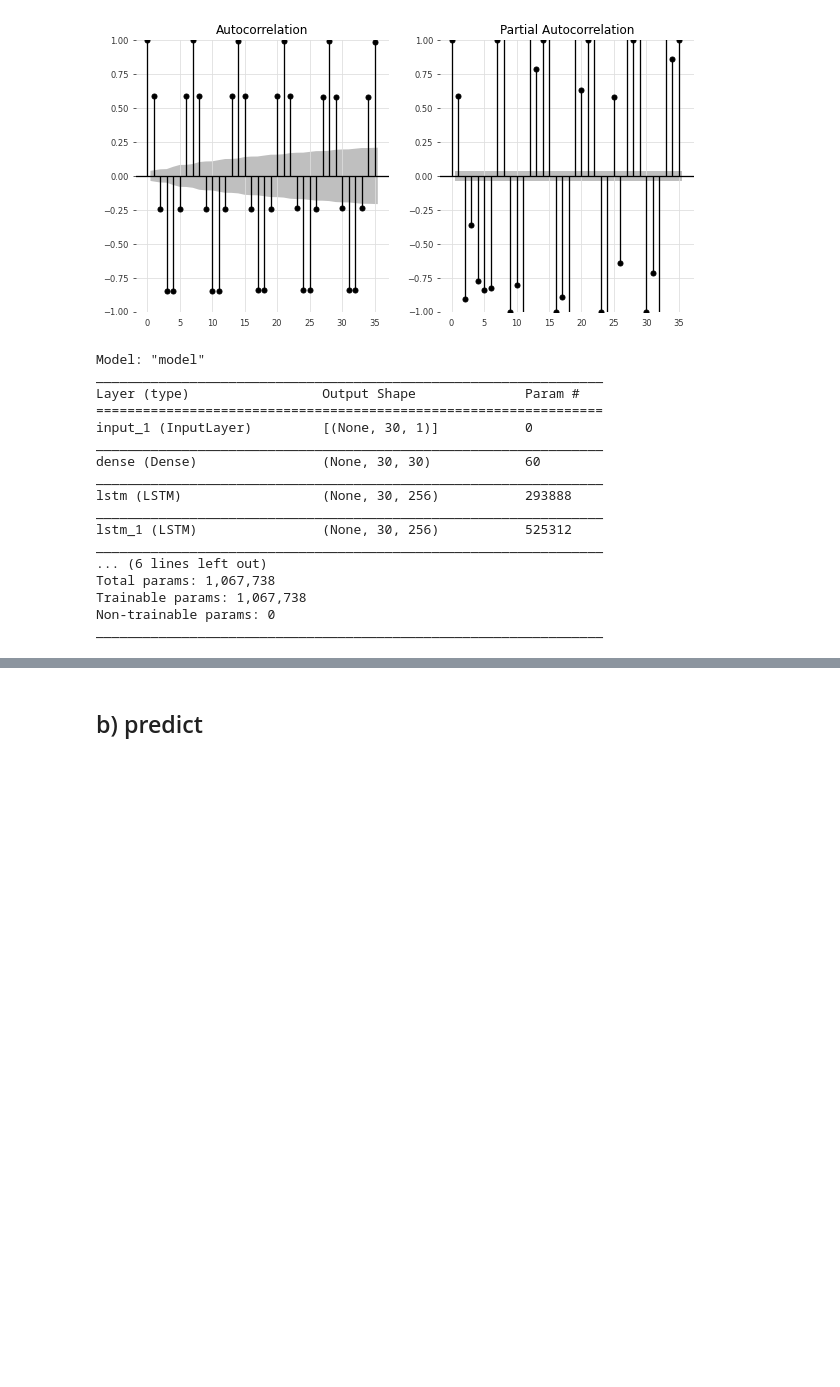
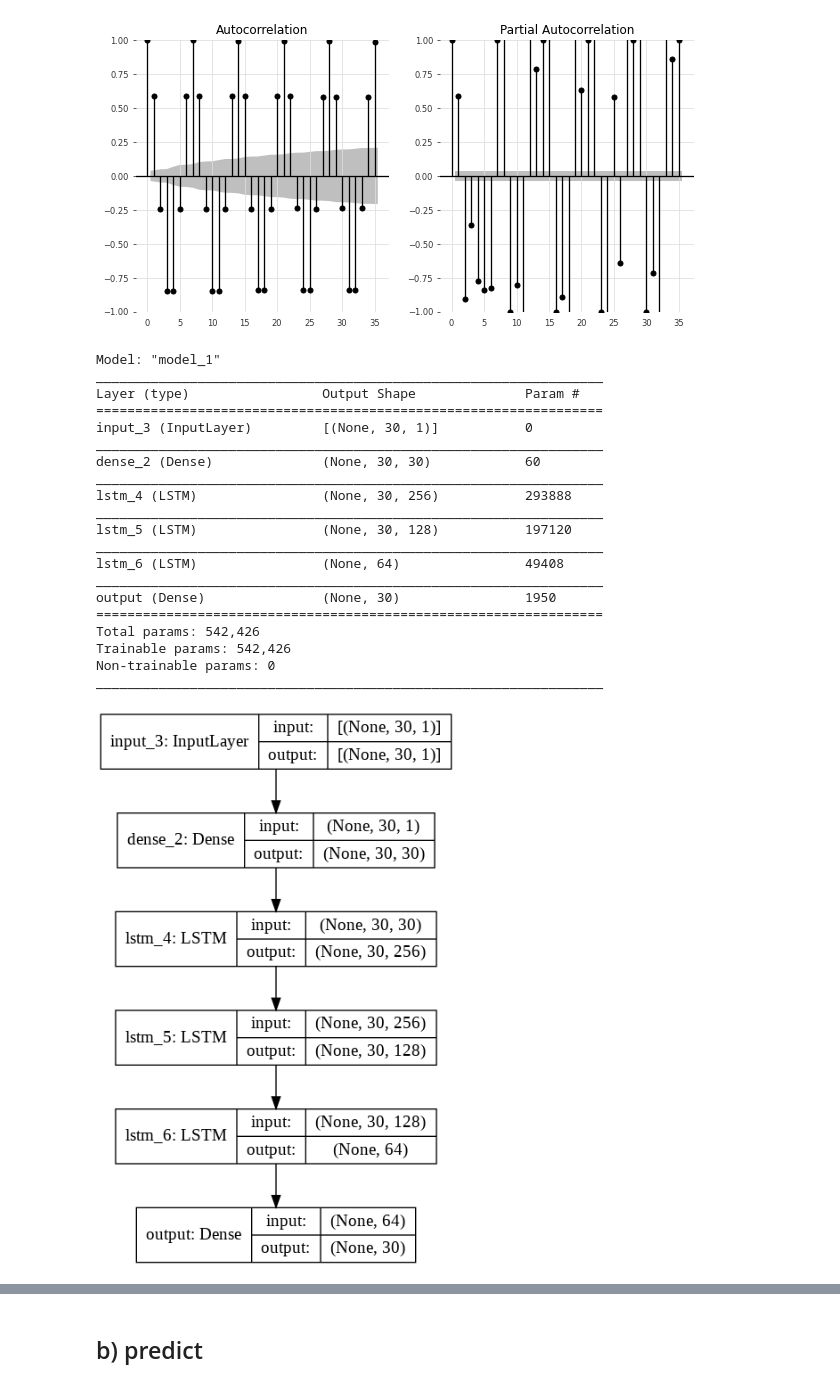
Before and after one commit to tjohanne42/time-series-project-simplon, a Jupyter notebook: time_series_theo.ipynb, the cells around one changed output, grey strips where cells are left out. Saved outputs shown, nothing was run; the diff lists cells and outputs as text; code cells hidden in the pictures; blank space fills up the shorter version.

```diff
--- a/time_series_theo.ipynb
+++ b/time_series_theo.ipynb
@@ -495,42 +499,49 @@ X_train = np.reshape(X_train, (X_train.shape[0], X_train.shape[1], 1))
 # %%
 inputs = Input(shape=(X_train.shape[1], 1))
 
 main = Dense(n_lag, activation="relu")(inputs)
 
 main = LSTM(256, activation="tanh", recurrent_activation="sigmoid", return_sequences=True)(main)
-main = LSTM(256, activation="tanh", recurrent_activation="sigmoid", return_sequences=True)(main)
+# main = LSTM(256, activation="tanh", recurrent_activation="sigmoid", return_sequences=True)(main)
 main = LSTM(128, activation="tanh", recurrent_activation="sigmoid", return_sequences=True)(main)
+# main = LSTM(64, activation="tanh", recurrent_activation="sigmoid")(main)
+# main = LSTM(128, activation="tanh", recurrent_activation="sigmoid")(main)
+# main = TCN()(main)
 main = LSTM(64, activation="tanh", recurrent_activation="sigmoid")(main)
 
-main = Dense(n_lag, activation=None, name='output')(main)
+main = Dense(n_output, activation=None, name='output')(main)
 
 model = Model(inputs, main)
 
 model.summary()
-plot_model(model, to_file="blbl.png", show_shapes=True)
 
 model.compile(
   optimizer = Adam(learning_rate=0.001),
   loss = "mae",
 )
+plot_model(model, to_file="blbl.png", show_shapes=True)
 # %% [output]
-Model: "model"
+Model: "model_1"
 _________________________________________________________________
 Layer (type)                 Output Shape              Param #
 =================================================================
-input_1 (InputLayer)         [(None, 30, 1)]           0
+input_3 (InputLayer)         [(None, 30, 1)]           0
 _________________________________________________________________
-dense (Dense)                (None, 30, 30)            60
+dense_2 (Dense)              (None, 30, 30)            60
 _________________________________________________________________
-lstm (LSTM)                  (None, 30, 256)           293888
+lstm_4 (LSTM)                (None, 30, 256)           293888
 _________________________________________________________________
-lstm_1 (LSTM)                (None, 30, 256)           525312
+lstm_5 (LSTM)                (None, 30, 128)           197120
 _________________________________________________________________
-... (6 lines left out)
-Total params: 1,067,738
-Trainable params: 1,067,738
+lstm_6 (LSTM)                (None, 64)                49408
+_________________________________________________________________
+output (Dense)               (None, 30)                1950
+=================================================================
+Total params: 542,426
+Trainable params: 542,426
 Non-trainable params: 0
 _________________________________________________________________
+[figure, added]
 # %%
 if not os.path.isdir("model"):
   os.system("mkdir model")
```
Also changed, not shown: parts of 17 cells of this notebook.
